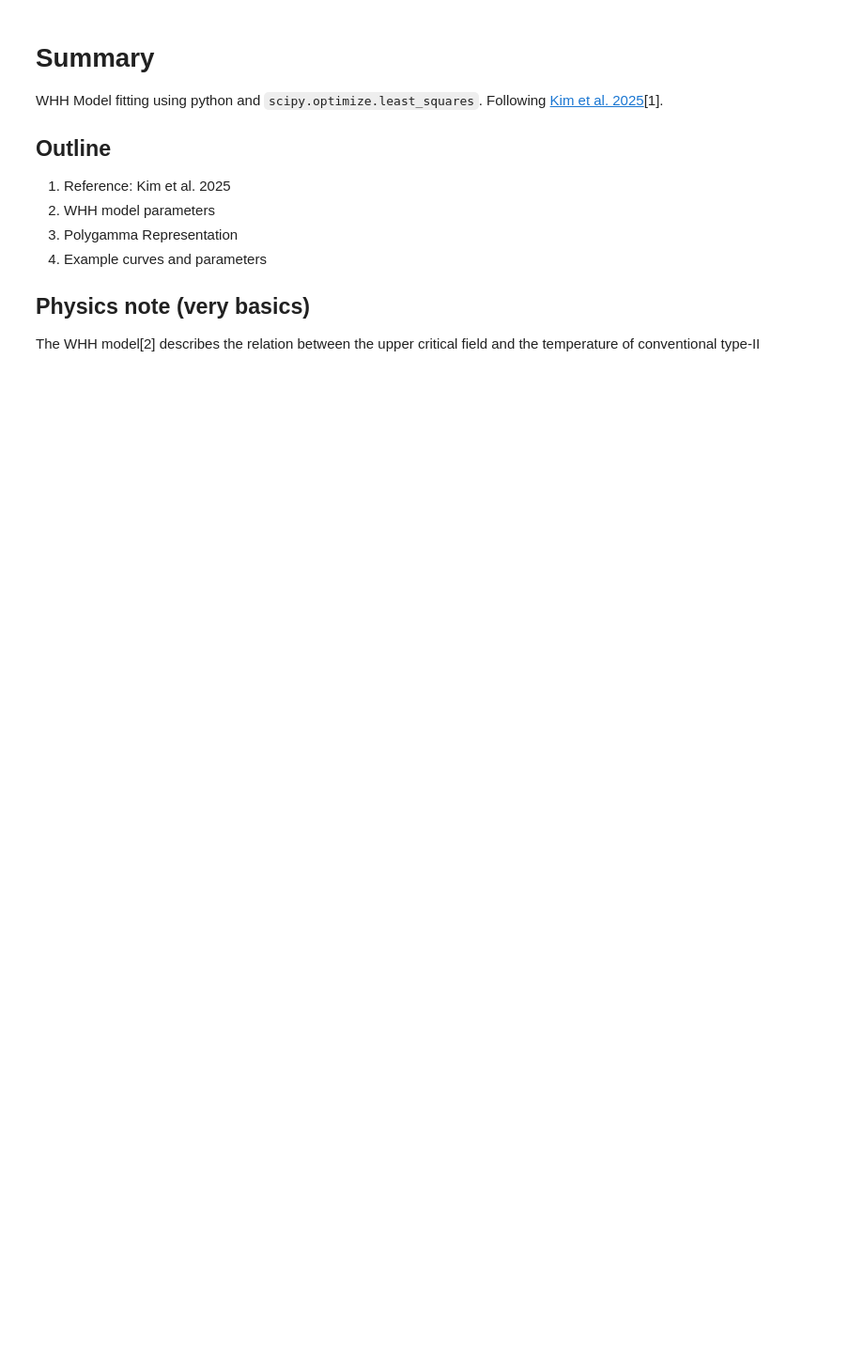
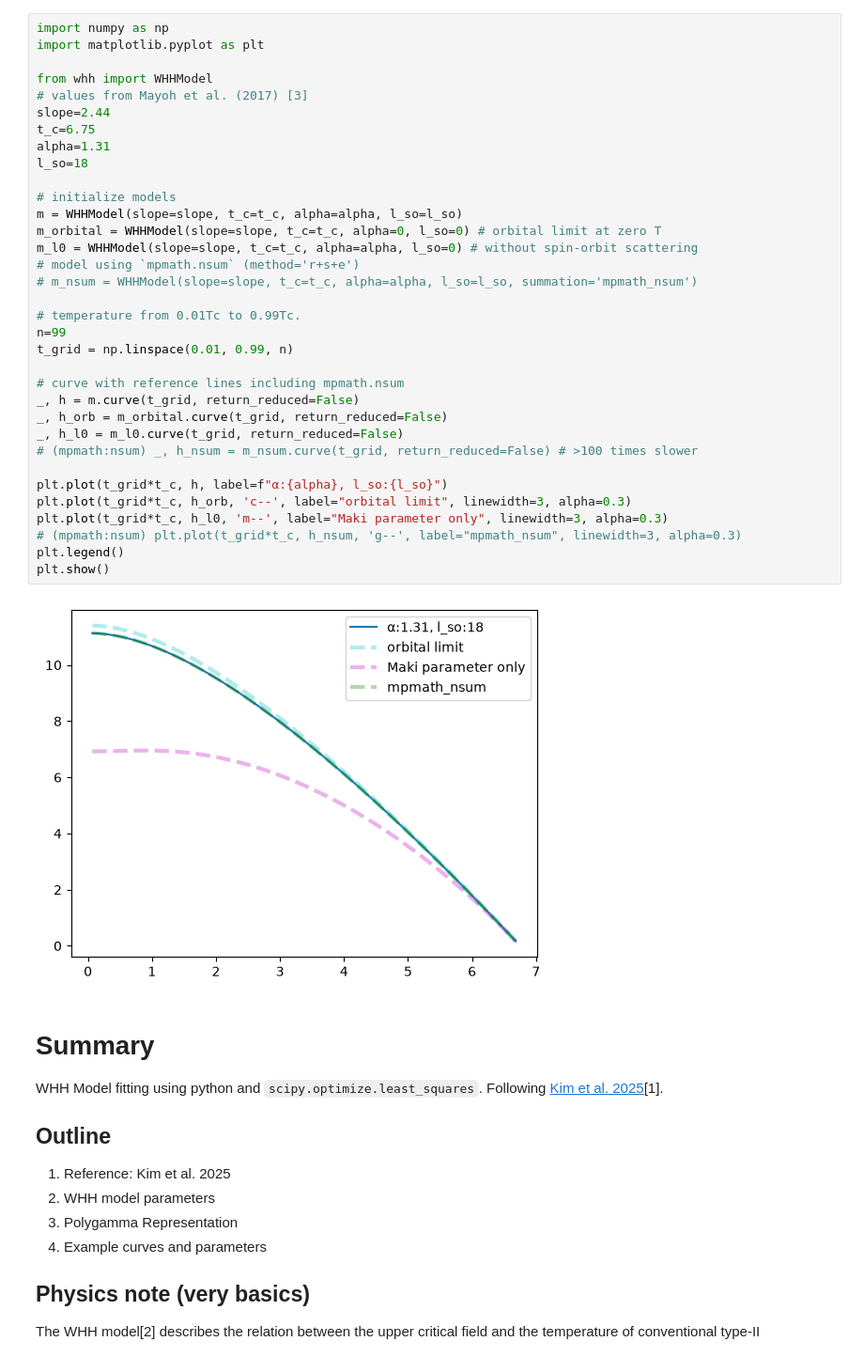
Before and after one commit to qmep-chyi/whh_model_fitting, a Jupyter notebook: whh_model.ipynb, the cells around one changed output. Shown at 94% size. Drawn from its saved outputs; the diff is of its cells as text; blank space fills up the shorter version.

```diff
--- a/whh_model.ipynb
+++ b/whh_model.ipynb
@@ -1,3 +1,39 @@
+# %%
+import numpy as np
+import matplotlib.pyplot as plt
+
+from whh import WHHModel
+# values from Mayoh et al. (2017) [3]
+slope=2.44
+t_c=6.75
+alpha=1.31
+l_so=18
+
+# initialize models
+m = WHHModel(slope=slope, t_c=t_c, alpha=alpha, l_so=l_so)
+m_orbital = WHHModel(slope=slope, t_c=t_c, alpha=0, l_so=0) # orbital limit at zero T
+m_l0 = WHHModel(slope=slope, t_c=t_c, alpha=alpha, l_so=0) # without spin-orbit scattering
+# model using `mpmath.nsum` (method='r+s+e')
+# m_nsum = WHHModel(slope=slope, t_c=t_c, alpha=alpha, l_so=l_so, summation='mpmath_nsum')
+
+# temperature from 0.01Tc to 0.99Tc.
+n=99
+t_grid = np.linspace(0.01, 0.99, n)
+
+# curve with reference lines including mpmath.nsum
+_, h = m.curve(t_grid, return_reduced=False)
+_, h_orb = m_orbital.curve(t_grid, return_reduced=False)
+_, h_l0 = m_l0.curve(t_grid, return_reduced=False)
+# (mpmath:nsum) _, h_nsum = m_nsum.curve(t_grid, return_reduced=False) # >100 times slower
+
+plt.plot(t_grid*t_c, h, label=f"α:{alpha}, l_so:{l_so}")
+plt.plot(t_grid*t_c, h_orb, 'c--', label="orbital limit", linewidth=3, alpha=0.3)
+plt.plot(t_grid*t_c, h_l0, 'm--', label="Maki parameter only", linewidth=3, alpha=0.3)
+# (mpmath:nsum) plt.plot(t_grid*t_c, h_nsum, 'g--', label="mpmath_nsum", linewidth=3, alpha=0.3)
+plt.legend()
+plt.show()
+# %% [output]
+[figure, added]
 # %% [markdown]
 # Summary
 WHH Model fitting using python and `scipy.optimize.least_squares`. Following [Kim et al. 2025](https://doi.org/10.1016/j.jallcom.2025.182350)[1].
```
Also changed, not shown: parts of 7 cells of this notebook, 3 other files.
